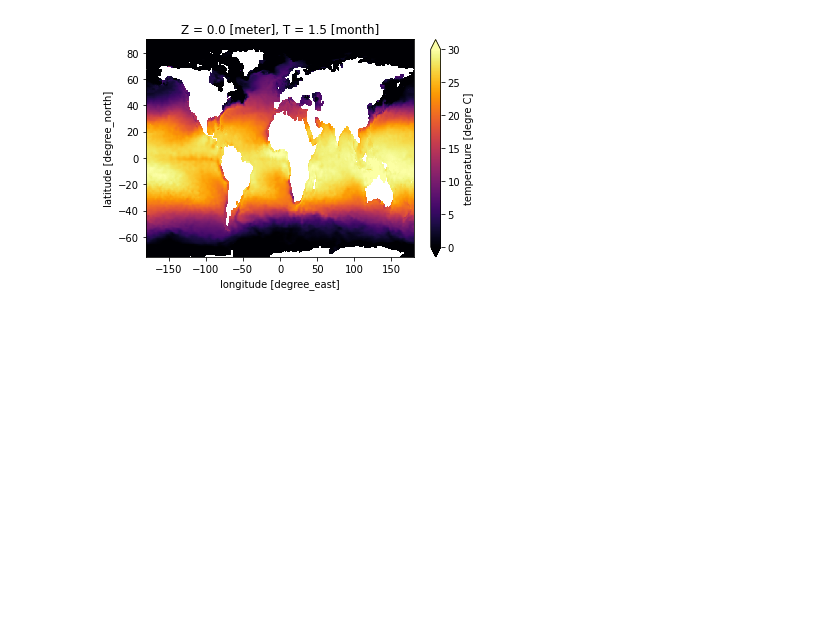
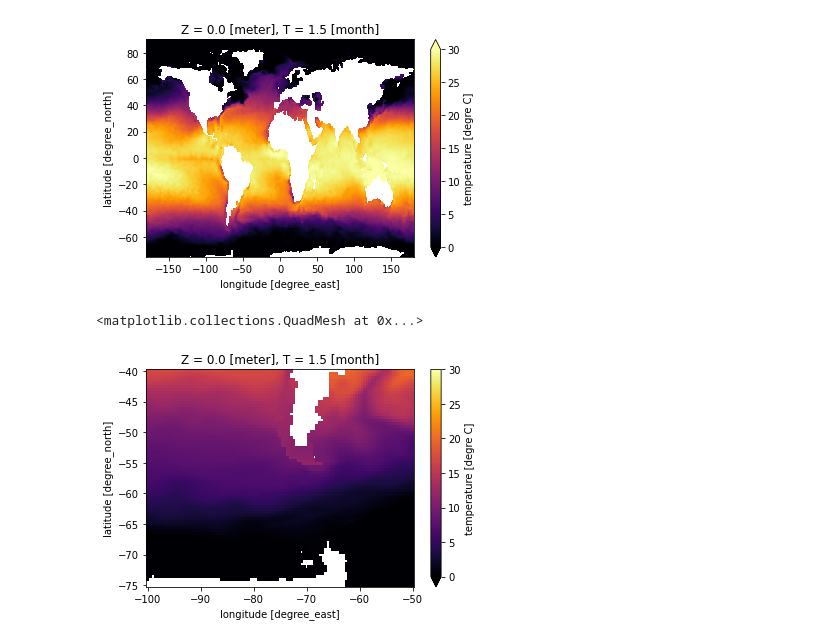
Before and after one commit to fecampos/examples, a Jupyter notebook: data_analysis_for_CARS2009.ipynb, the cells around one changed output. Saved outputs shown, nothing was run; the diff lists cells and outputs as text; code cells hidden in the pictures; blank space fills up the shorter version.

```diff
--- a/data_analysis_for_CARS2009.ipynb
+++ b/data_analysis_for_CARS2009.ipynb
@@ -14,3 +14,8 @@ ds.temperature.plot(vmin=0, vmax=30, cmap="inferno")
 # %% [output]
 <matplotlib.collections.QuadMesh at 0x...>
 [figure]
+# %%
+ds.temperature.sel(X=slice(-100,-50), Y=slice(-75,-40)).plot(vmin=0, vmax=30, cmap="inferno")
+# %% [output]
+<matplotlib.collections.QuadMesh at 0x...>
+[figure, added]
```
